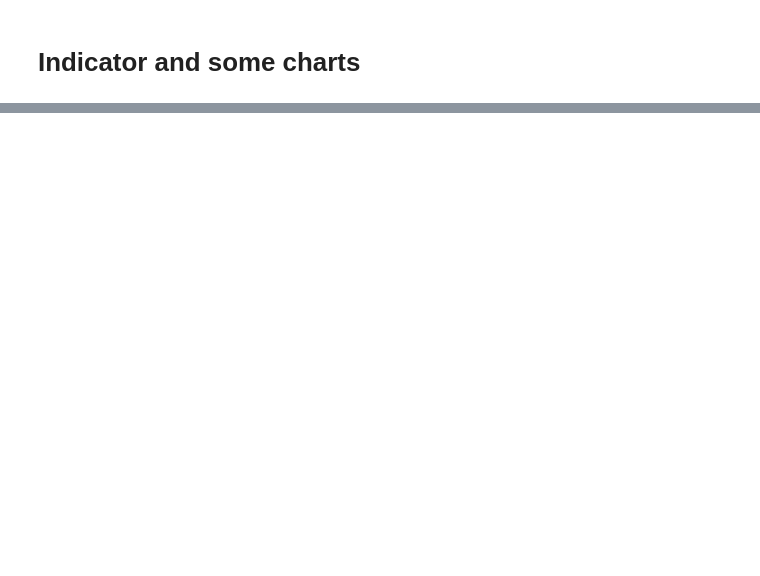
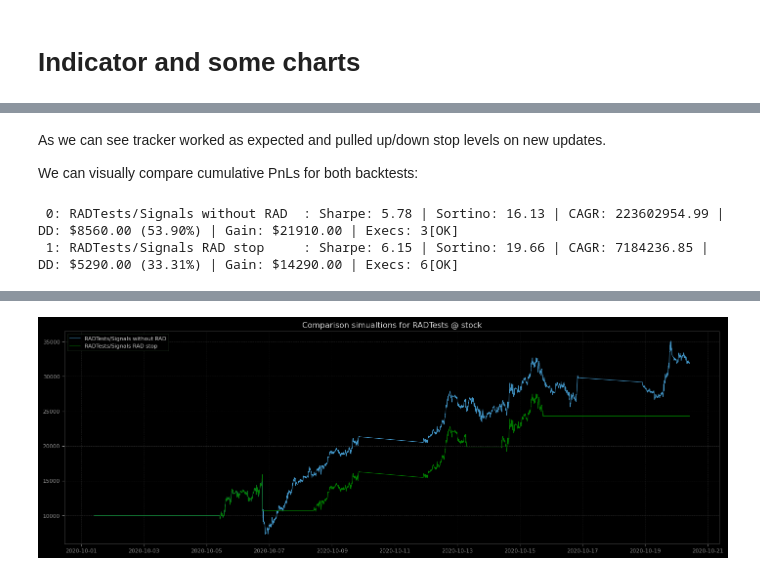
Before and after one commit to dmarienko/Lustre, a Jupyter notebook: models/1. Chandelier RAD.ipynb, the cells around one changed output, grey strips where cells are left out. Saved outputs shown, nothing was run; the diff lists cells and outputs as text; code cells hidden in the pictures; blank space fills up the shorter version.

Commit message:
RAD tracker (no pyramiding)

```diff
--- a/models/1. Chandelier RAD.ipynb
+++ b/models/1. Chandelier RAD.ipynb
@@ -47,0 +23,15 @@ plt.plot(radD[_z], '.', c='g', ms=2)
+# %%
+signals = pd.DataFrame.from_dict({
+    '2020-10-01 10:00':  0,   # start from positiom 0
+    '2020-10-05 10:00': +1,   # buy signal
+    '2020-10-08 10:00': +1,   # another buy signal
+    '2020-10-14 10:00': -1,   # sell (reverse) trade
+    '2020-10-20 10:00':  0    # close all positions
+}, orient='index', columns=[d.symbol])
+
+signals.index = pd.to_datetime(signals.index)
+# %%
+r = q.simulation({
+    'Signals without RAD': [signals, q.FixedTrader(100, 0, 0)],
+    'Signals RAD stop':    [signals, RADChandelier(100, '1h', 24, 3, debug=True)]
+}, d.ohlcs('5Min'), 'stock', 'RADTests', spreads=0.5)
@@ -47,0 +56,10 @@ plt.plot(radD[_z], '.', c='g', ms=2)
+# %% [markdown]
+As we can see tracker worked as expected and pulled up/down stop levels on new updates.
+
+We can visually compare cumulative PnLs for both backtests:
+# %%
+fig(18, 6)
+r.report(10000)
+# %% [output]
+ 0: RADTests/Signals without RAD  : Sharpe: 5.78 | Sortino: 16.13 | CAGR: 223602954.99 | DD: $8560.00 (53.90%) | Gain: $21910.00 | Execs: 3[OK]
+ 1: RADTests/Signals RAD stop     : Sharpe: 6.15 | Sortino: 19.66 | CAGR: 7184236.85 | DD: $5290.00 (33.31%) | Gain: $14290.00 | Execs: 6[OK]
@@ -47,0 +69 @@ plt.plot(radD[_z], '.', c='g', ms=2)
+[figure, added]
```
Also changed, not shown: parts of 13 cells of this notebook, 2 other files.
